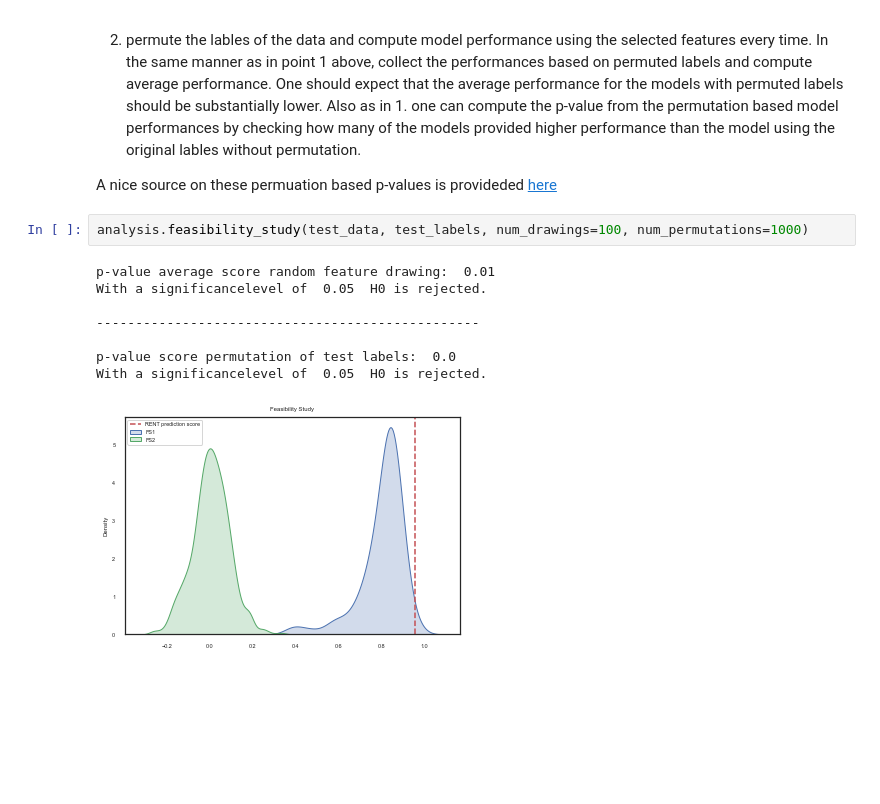
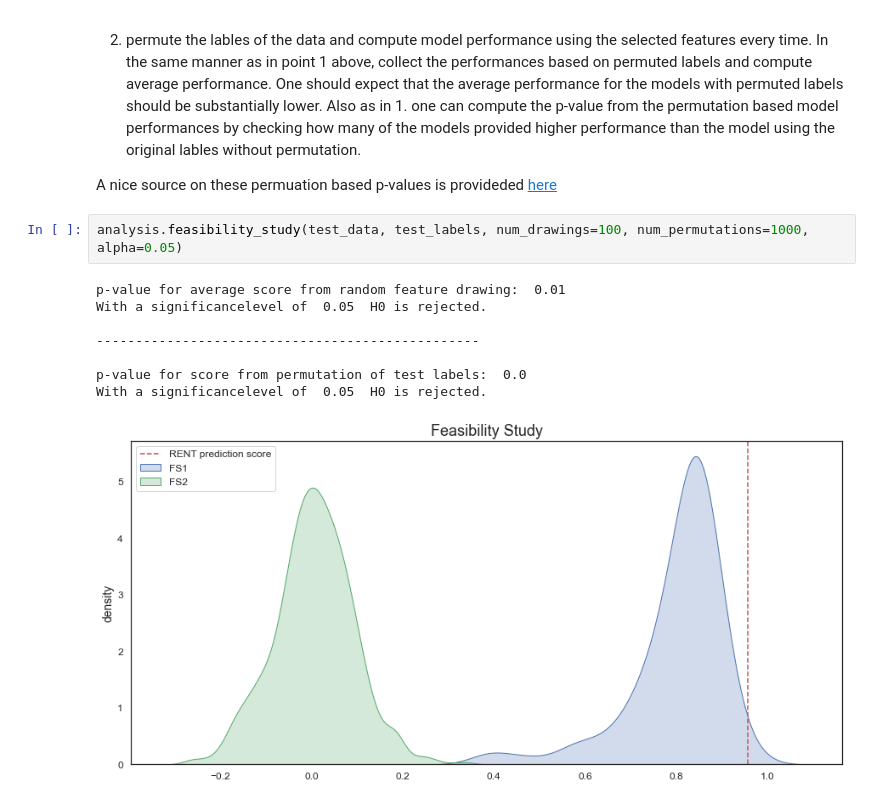
Before and after one commit to NMBU-Data-Science/RENT, a Jupyter notebook: src/RENT/Classification_example.ipynb, the cells around one changed output. Cells and saved outputs as stored; diff of their text form; blank space fills up the shorter version.

Commit message:
Update plotting feasability

```diff
--- a/src/RENT/Classification_example.ipynb
+++ b/src/RENT/Classification_example.ipynb
@@ -343,13 +341,13 @@ In order to validate the selected features we benefit to know whether the select
 
 A nice source on these permuation based p-values is provideded [here](https://www.jwilber.me/permutationtest/ )
 # %%
-analysis.feasibility_study(test_data, test_labels, num_drawings=100, num_permutations=1000)
+analysis.feasibility_study(test_data, test_labels, num_drawings=100, num_permutations=1000, alpha=0.05)
 # %% [output]
-p-value average score random feature drawing:  0.01
+p-value for average score from random feature drawing:  0.01
 With a significancelevel of  0.05  H0 is rejected.
 
 -------------------------------------------------
 
-p-value score permutation of test labels:  0.0
+p-value for score from permutation of test labels:  0.0
 With a significancelevel of  0.05  H0 is rejected.
-[figure, old version]
+[figure, new version]
```
Also changed, not shown: parts of 4 cells of this notebook, 1 other file.
